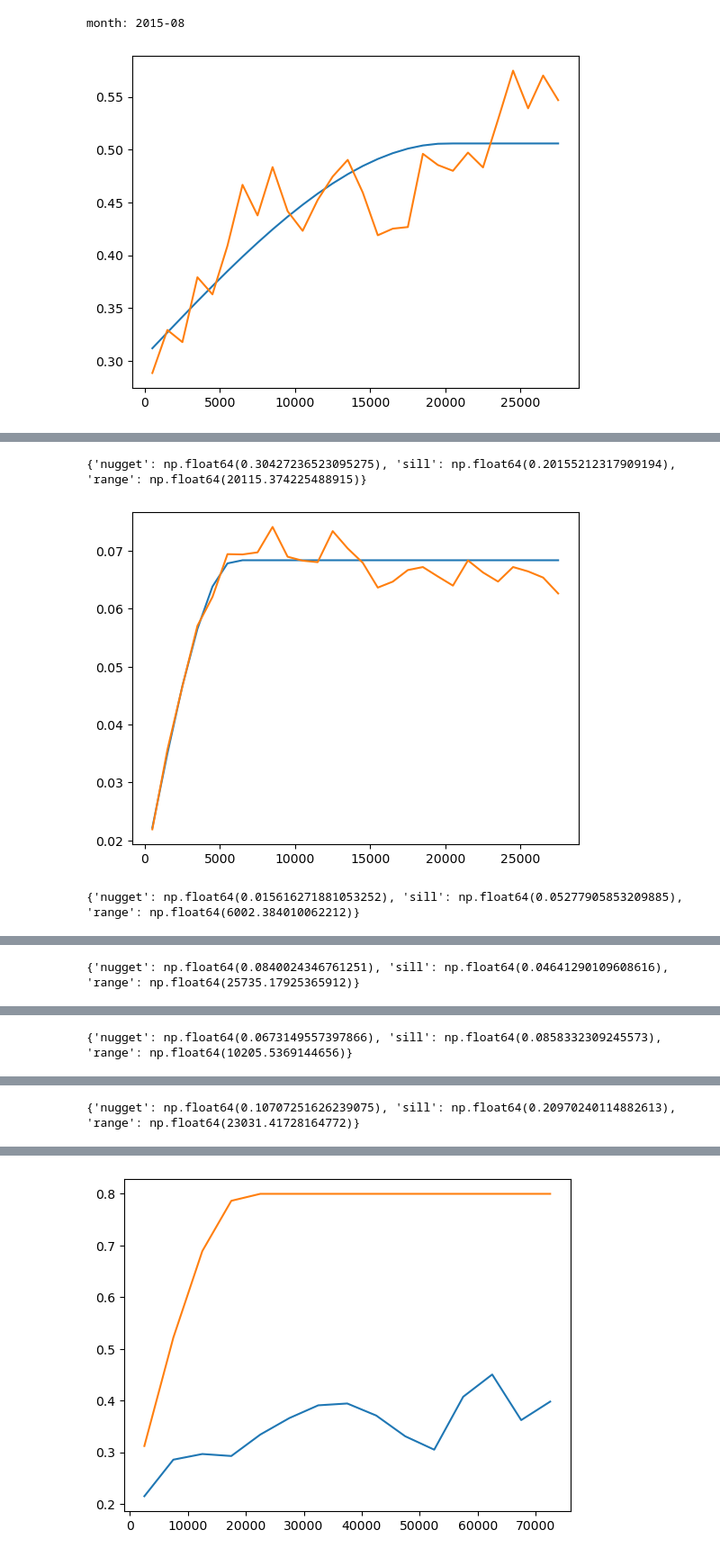
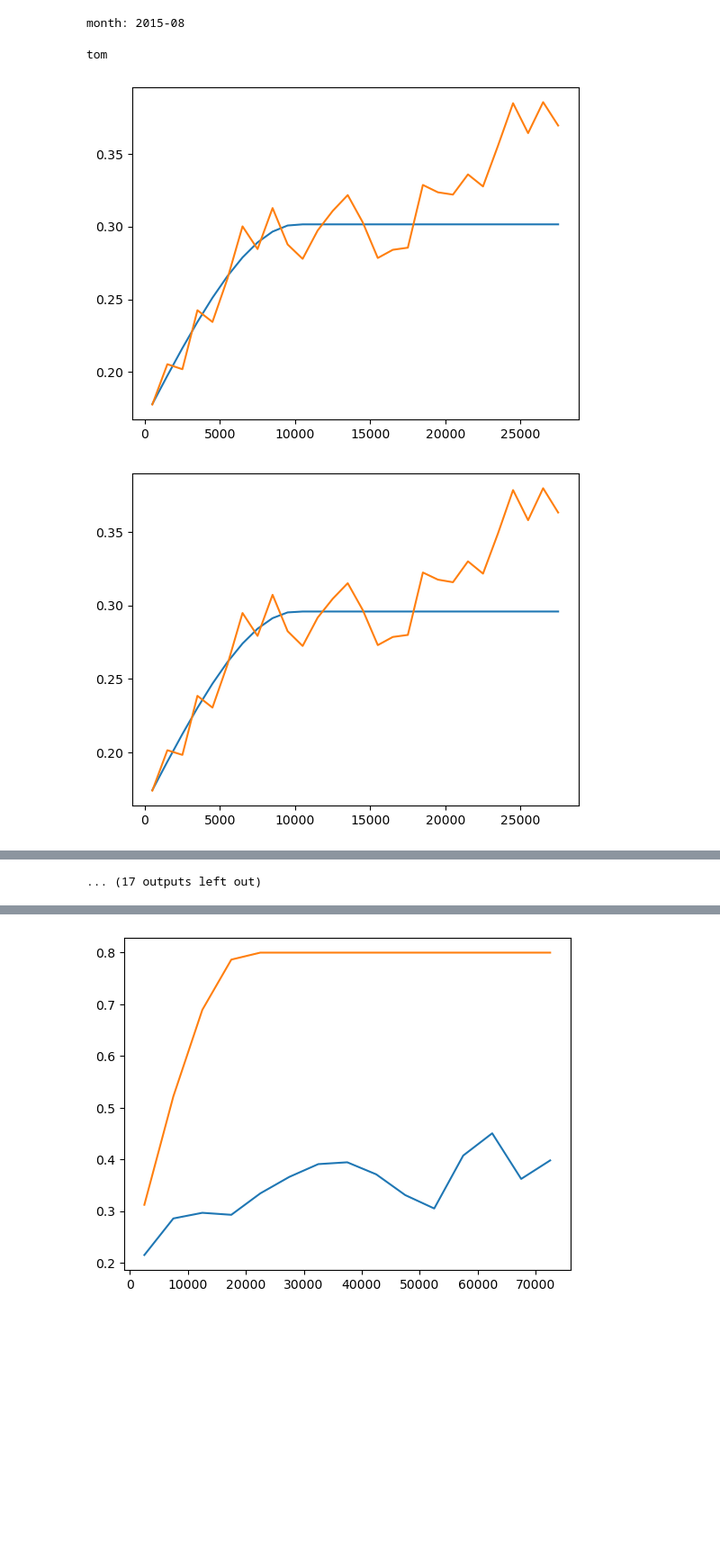
Before and after one commit to eoydvin/radar_adjustment_intercomparison, a Jupyter notebook: 3_adjust_radar.ipynb, the cells around one changed output, grey strips where cells are left out. Shown at 90% size. Drawn from its saved outputs; the diff is of its cells as text; code cells hidden in the pictures; blank space fills up the shorter version.

```diff
--- a/3_adjust_radar.ipynb
+++ b/3_adjust_radar.ipynb
@@ -108,6 +108,11 @@ from scipy.spatial.distance import pdist
 from scipy.optimize import curve_fit
 from scipy.optimize import LinearConstraint
 from scipy.optimize import minimize
+# %%
+if not []:
+    print('tom')
+# %% [output]
+tom
 # %%
 def get_event_variogram(da_event, bin_edges):
     """
@@ -171,7 +176,8 @@ def get_event_variogram(da_event, bin_edges):
     dist_upper = np.nanquantile(dist_pool, q=1)
     dist_lower = np.nanquantile(dist_pool, q=0.2)
     total_variance = np.nanmean(diff_pool[(dist_pool > dist_lower) & (dist_pool < dist_upper)])
-    # total_variance = np.nanmean(diff_pool)
+
+    total_variance = np.nanmedian(gamma_obs[valid])
 
     if total_variance == 0: return None
 
@@ -183,14 +189,15 @@ def get_event_variogram(da_event, bin_edges):
                         total_v)
 
     # Initial guess: [min(gamma), max_dist/2]
-    p0 = [np.nanmean(gamma_obs), np.max(bin_edges)/2]
-    bounds = [0, [np.nanmax(gamma_obs), np.max(bin_edges)*2]]
+    p0 = [0, np.max(bin_edges)/2]
+
+    bounds = [0, [np.nanmean(gamma_obs[valid][:3]), np.max(bin_edges)*2]]
 
     # Target
     def f(h, n, r):
         return spherical_model(h, n, total_variance, r)
 
-    weights = bin_centers[valid]**(1/5)
+    weights = bin_centers[valid]**(1/2)
 
     popt, _ = curve_fit(
         f,
@@ -202,40 +209,37 @@ def get_event_variogram(da_event, bin_edges):
         sigma=weights
     )
 
-    sill = total_variance - popt[0]
-    nugget = popt[0]
-    range_a = popt[1]
-
     fig, ax = plt.subplots(1, 1)
     ax.plot(bin_centers[valid], f(bin_centers[valid], popt[0], popt[1]))
     ax.plot(bin_centers[valid], gamma_obs[valid])
     plt.show()
 
-    return [nugget, sill, range_a]
+    return np.array([popt[0], total_variance - popt[0], popt[1]])
 # %%
 # additive POINT BLOCK KRIGING
 nnear = 12
 rainfall = []
-n_neighbors = 0 # include data from neighbouring events for variogram estimation
-bin_edges = np.arange(0, 180000, 1000)
+n_neighbors = 1 # include data from neighbouring events for variogram estimation
+bin_edges = np.arange(0, 800000, 1000)
 
 # Iterate through rainfall events
 for i in tqdm.tqdm(range(1, num_features + 1)):
     # Event for variogram estimation
     target_labels = np.arange(max(1, i - n_neighbors), min(num_features, i + n_neighbors) + 1)
     combined_event_time = mask.time.where(labels.isin(target_labels), drop=True)
 
     # Get start-end time
     time_start = combined_event_time.time.values[0]
     time_end = combined_event_time.time.values[-1]
 
     # Estimate variogram
     popt = get_event_variogram(
         ds_cmls.sel(time = slice(time_start, time_end)).rainfall_difference,
         bin_edges,
     )
+    if popt is None:
+        continue
     variogram_parameters = {"nugget": popt[0], "sill": popt[1], "range": popt[2]}
-
-    print(variogram_parameters)
 # %% [output]
-[figure, old version]
+[figure, new version]
+[figure, new version]
@@ -242,3 +256 @@ for i in tqdm.tqdm(range(1, num_features + 1)):
-{'nugget': np.float64(0.30427236523095275), 'sill': np.float64(0.20155212317909194), 'range': np.float64(20115.374225488915)}
+... (17 outputs left out)
-[figure, old version]
-{'nugget': np.float64(0.015616271881053252), 'sill': np.float64(0.05277905853209885), 'range': np.float64(6002.384010062212)}
@@ -246 +256,0 @@ for i in tqdm.tqdm(range(1, num_features + 1)):
-{'nugget': np.float64(0.0840024346761251), 'sill': np.float64(0.04641290109608616), 'range': np.float64(25735.17925365912)}
@@ -248 +256,0 @@ for i in tqdm.tqdm(range(1, num_features + 1)):
-{'nugget': np.float64(0.0673149557397866), 'sill': np.float64(0.0858332309245573), 'range': np.float64(10205.5369144656)}
@@ -250 +256,0 @@ for i in tqdm.tqdm(range(1, num_features + 1)):
-{'nugget': np.float64(0.10707251626239075), 'sill': np.float64(0.20970240114882613), 'range': np.float64(23031.41728164772)}
```
Also changed, not shown: parts of 2 cells of this notebook.
